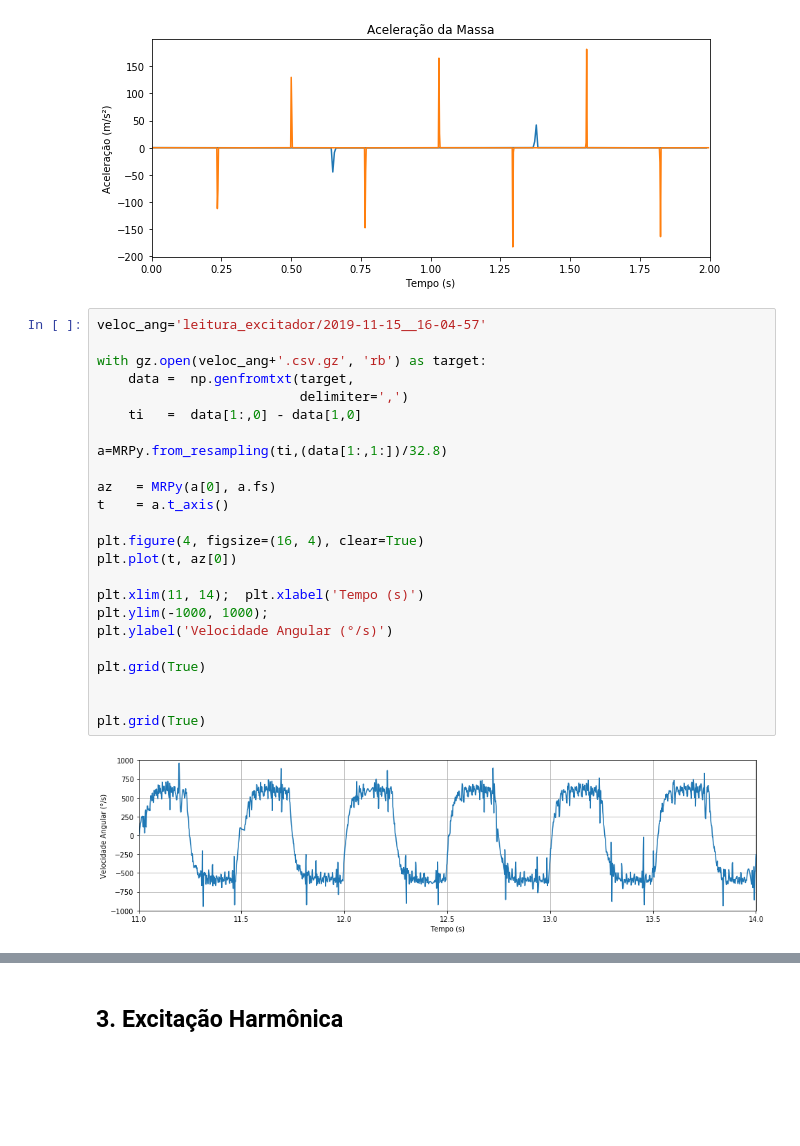
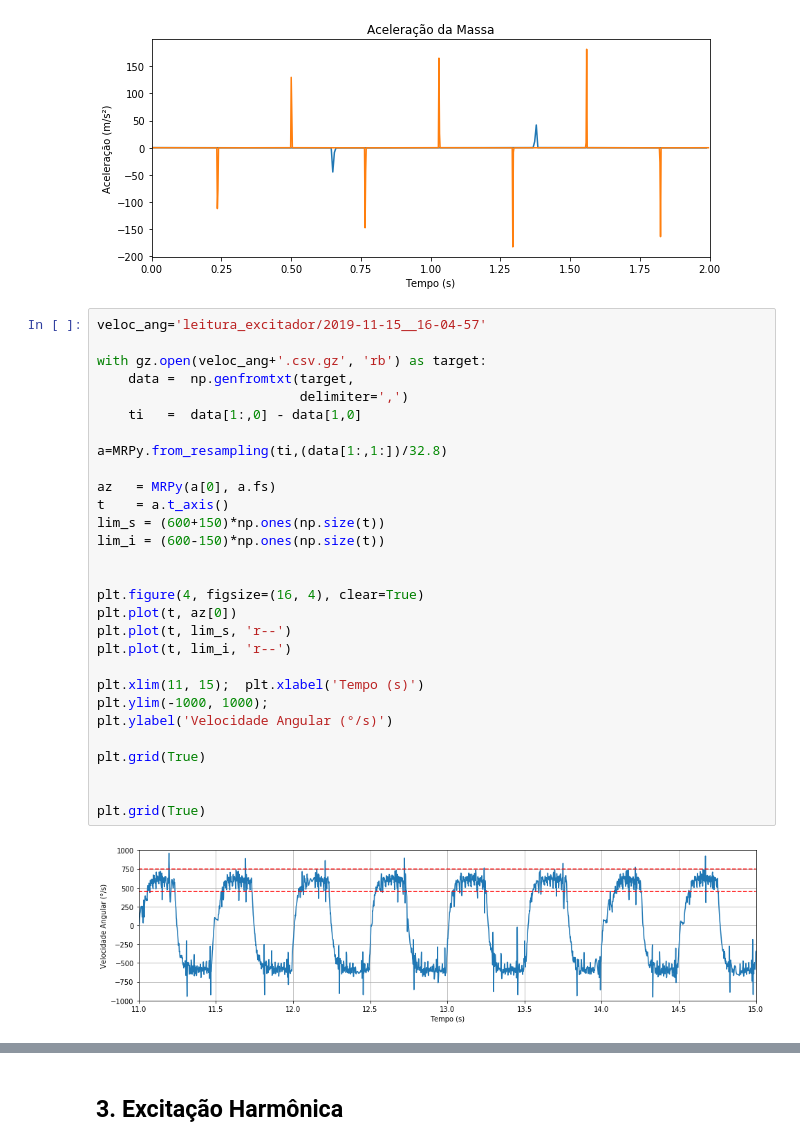
Before and after one commit to lucasborges-ec/FinalProject, a Jupyter notebook: FinalProject_v2.ipynb, the cells around one changed output, grey strips where cells are left out. Saved outputs shown, nothing was run; the diff lists cells and outputs as text; blank space fills up the shorter version.

```diff
--- a/FinalProject_v2.ipynb
+++ b/FinalProject_v2.ipynb
@@ -568,27 +636,32 @@ plt.xlabel('Tempo (s)'); plt.ylabel('Aceleração (m/s²)');
 # %%
 veloc_ang='leitura_excitador/2019-11-15__16-04-57'
 
 with gz.open(veloc_ang+'.csv.gz', 'rb') as target:
     data =  np.genfromtxt(target,
                           delimiter=',')
     ti   =  data[1:,0] - data[1,0]
 
 a=MRPy.from_resampling(ti,(data[1:,1:])/32.8)
 
 az   = MRPy(a[0], a.fs)
 t    = a.t_axis()
+lim_s = (600+150)*np.ones(np.size(t))
+lim_i = (600-150)*np.ones(np.size(t))
+
 
 plt.figure(4, figsize=(16, 4), clear=True)
 plt.plot(t, az[0])
+plt.plot(t, lim_s, 'r--')
+plt.plot(t, lim_i, 'r--')
 
-plt.xlim(11, 14);  plt.xlabel('Tempo (s)')
+plt.xlim(11, 15);  plt.xlabel('Tempo (s)')
 plt.ylim(-1000, 1000);
 plt.ylabel('Velocidade Angular (°/s)')
 
 plt.grid(True)
 
 
 plt.grid(True)
 # %% [output]
-[figure, old version]
+[figure, new version]
 # %%
```
Also changed, not shown: parts of 7 cells of this notebook, 2 other files.
